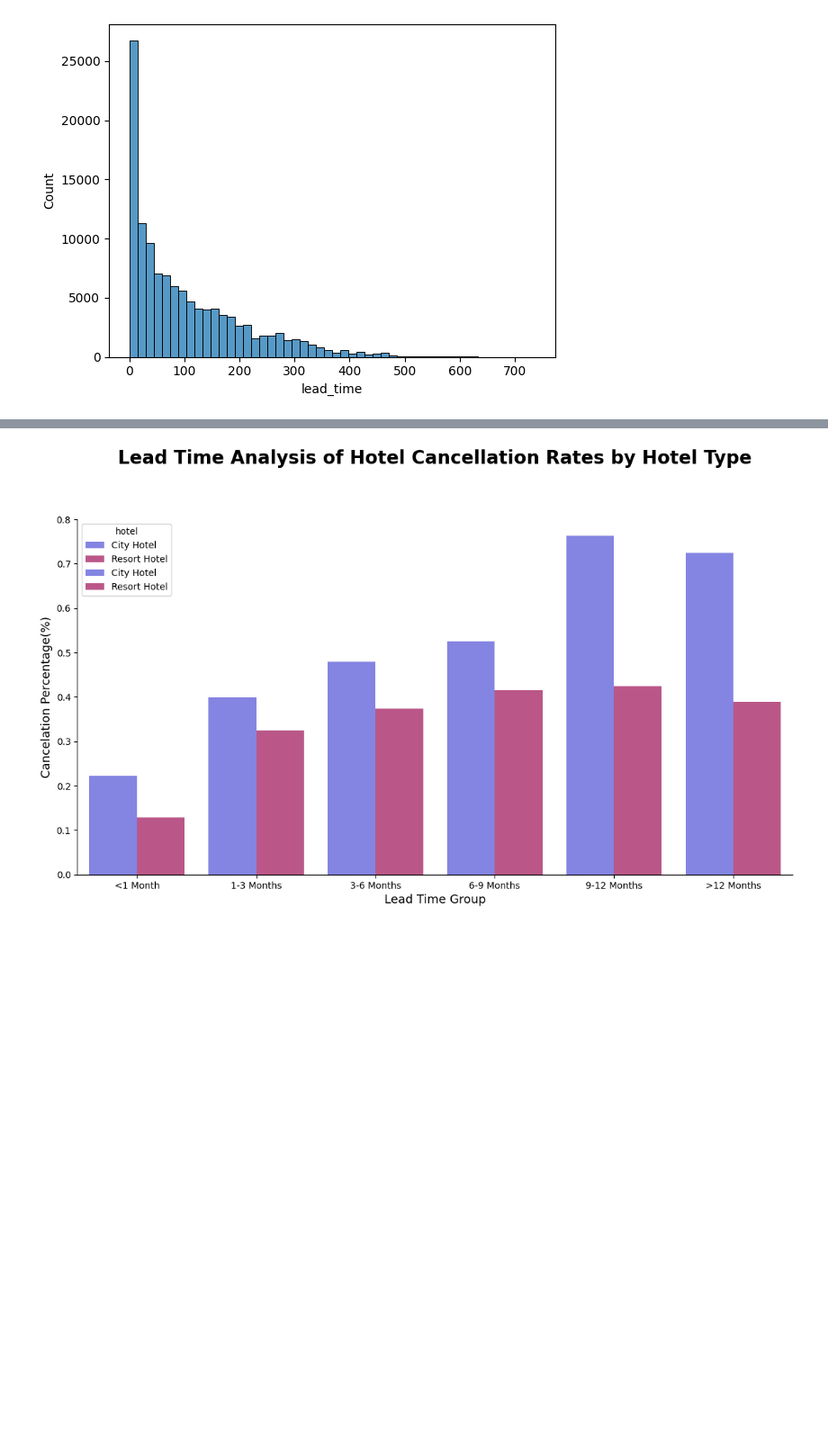
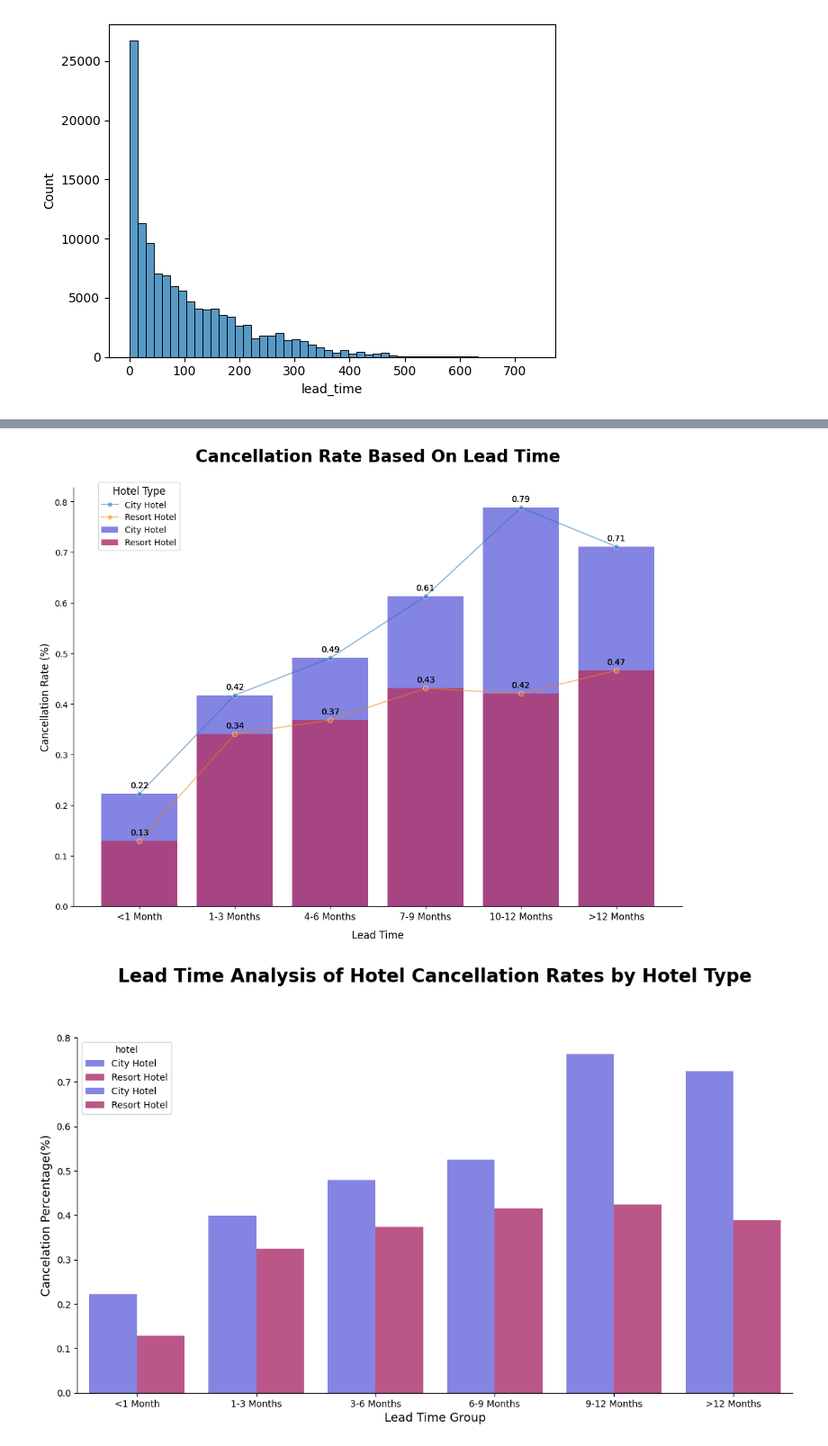
Before and after one commit to azaryasph/Investigate-Hotel-Business-Using-Data-Visualization, a Jupyter notebook: notebook/mini_project2_notebook.ipynb, the cells around one changed output, grey strips where cells are left out. Shown: that part at 90% size. Drawn from its saved outputs; the diff is of its cells as text; code cells hidden in the pictures; blank space fills up the shorter version.

```diff
--- a/notebook/mini_project2_notebook.ipynb
+++ b/notebook/mini_project2_notebook.ipynb
@@ -654,3 +638,77 @@ sns.barplot(
+# %%
+# Your existing code
+plt.figure(figsize=(13, 9))
+
+# Stacked barplot for City hotel
+city_bar = sns.barplot(
+    x='lead_time_group',
+    y='cancellation_rate',
+    data=data_lt_pivot[data_lt_pivot['hotel'] == 'City Hotel'],
+    color=colors[0],
+    label='City Hotel',
+    order=leadtime_group,
+    alpha=0.85
+)
+
+# Stacked barplot for Resort hotel
+resort_bar = sns.barplot(
+    x='lead_time_group',
+    y='cancellation_rate',
+    data=data_lt_pivot[data_lt_pivot['hotel'] == 'Resort Hotel'],
+    color=colors[1],
+    label='Resort Hotel',
+    order=leadtime_group,
+    alpha=0.85
+)
+
+# Line plot for City hotel
+sns.lineplot(
+    x='lead_time_group',
+    y='cancellation_rate',
+    data=data_lt_pivot[data_lt_pivot['hotel'] == 'City Hotel'],
+    marker='o', label='City Hotel',
+    linewidth=1.5,
+    alpha=0.5
+)
+
+# Line plot for Resort hotel
+sns.lineplot(
+    x='lead_time_group',
+    y='cancellation_rate',
+    data=data_lt_pivot[data_lt_pivot['hotel'] == 'Resort Hotel'],
+    marker='o',
+    label='Resort Hotel',
+    linewidth=1.5,
+    alpha=0.5
+)
+
+
+sns.despine()
+
+plt.legend(title='Hotel Type', title_fontsize='12', fontsize='12', prop={'size': 10}, loc=[0.04, 0.85])
+plt.title('Cancellation Rate Based On Lead Time', fontsize=20, fontweight='bold', y=1.05)
+plt.xlabel('Lead Time', fontsize=12, labelpad=10)
+plt.xticks(fontsize=11)
+plt.ylabel('Cancellation Rate (%)', fontsize=12)
+
+# Annotations
+for p in city_bar.patches:
+    city_bar.annotate(format(p.get_height(), '.2f'),
+                   (p.get_x() + p.get_width() / 2., p.get_height()),
+                   ha = 'center', va = 'center',
+                   xytext = (0, 10),
+                   textcoords = 'offset points')
+
+for p in resort_bar.patches:
+    resort_bar.annotate(format(p.get_height(), '.2f'),
+                   (p.get_x() + p.get_width() / 2., p.get_height()),
+                   ha = 'center', va = 'center',
+                   xytext = (0, 10),
+                   textcoords = 'offset points')
+
+plt.show()
+# %% [output]
+[figure, added]
 # %%
 # Define a color palette
 palettes = {"City Hotel": "#5D5DEF", "Resort Hotel": "#C22673"}
```
Also changed, not shown: parts of 6 cells of this notebook.
